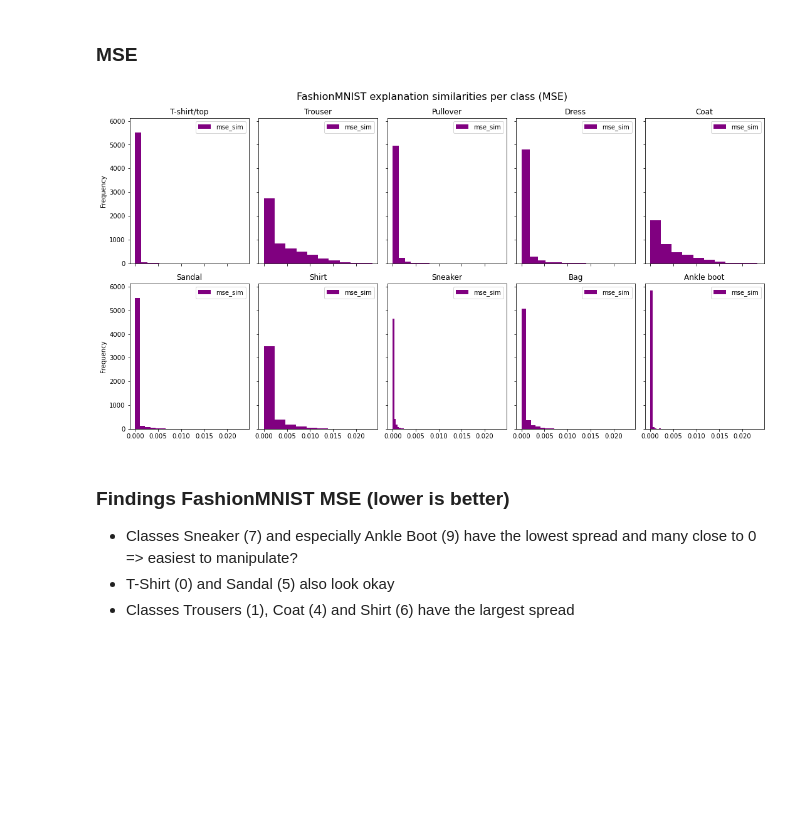
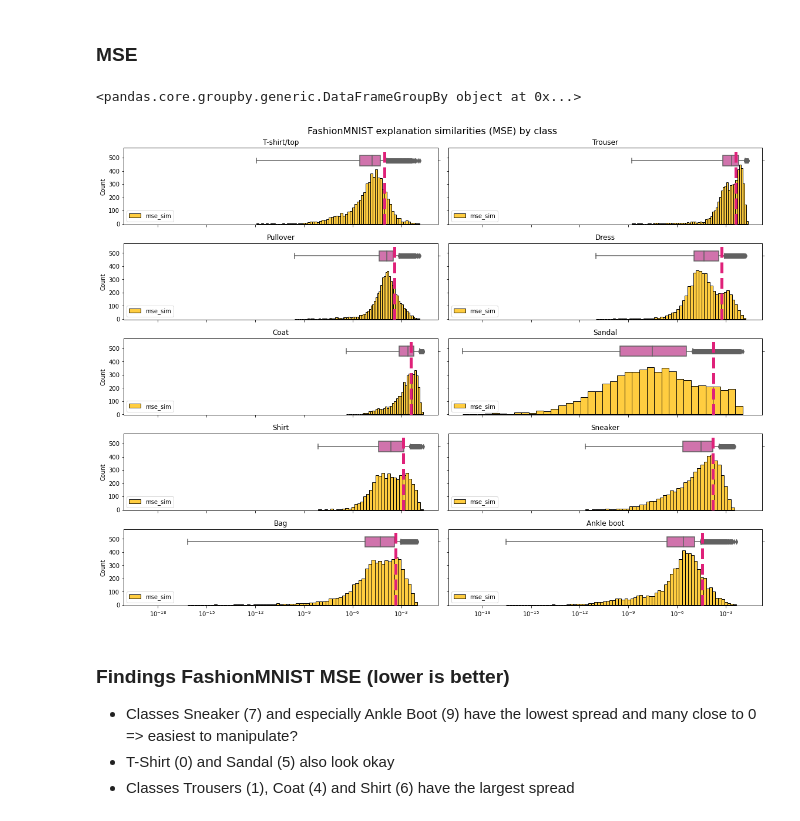
Before and after one commit to inovex/hiding-adversarial-attacks, a Jupyter notebook: notebooks/3_eda_pre_training_similarity_distribution.ipynb, the cells around one changed output. Saved outputs shown, nothing was run; the diff lists cells and outputs as text; code cells hidden in the pictures; blank space fills up the shorter version.

```diff
--- a/notebooks/3_eda_pre_training_similarity_distribution.ipynb
+++ b/notebooks/3_eda_pre_training_similarity_distribution.ipynb
@@ -121,11 +165,16 @@ plot_similarities_histograms(mnist_sim[["pcc_sim", "orig_label_name"]].groupby("
 # %% [markdown]
 ### MSE
 # %%
-group = fashion_mnist_sim.sort_values(by="orig_label")[["mse_sim",  "orig_label_name"]].groupby("orig_label_name", sort=False)
+fashion_mnist_sim.sort_values(by="orig_label")[["mse_sim", "orig_label_name"]].groupby("orig_label_name", sort=False)
+# %% [output]
+<pandas.core.groupby.generic.DataFrameGroupBy object at 0x...>
-# %%
-plot_similarities_histograms(group, "orig_label_name", "FashionMNIST explanation similarities per class (MSE)", log=False)
-# %% [output]
-[figure, removed]
+# %%
+group = fashion_mnist_sim.sort_values(by="orig_label")[["mse_sim", "orig_label_name"]].groupby("orig_label_name", sort=False)
+means = group.mean().values.flatten()
+
+plot_similarities_kde_with_boxplot(group, "mse_sim", "FashionMNIST explanation similarities (MSE) by class", means, log_x=True, ylim_factor=1.03)
+# %% [output]
+[figure, added]
 # %% [markdown]
 ### Findings FashionMNIST MSE (lower is better)
 * Classes Sneaker (7) and especially Ankle Boot (9) have the lowest spread and many close to 0 => easiest to manipulate?
```
Also changed, not shown: parts of 12 cells of this notebook.
